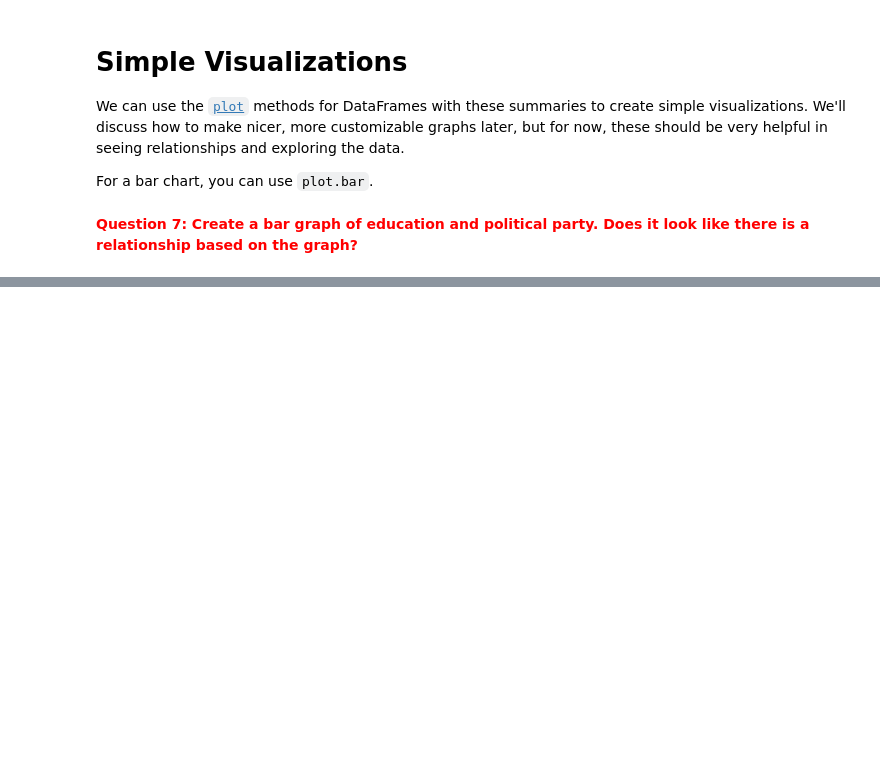
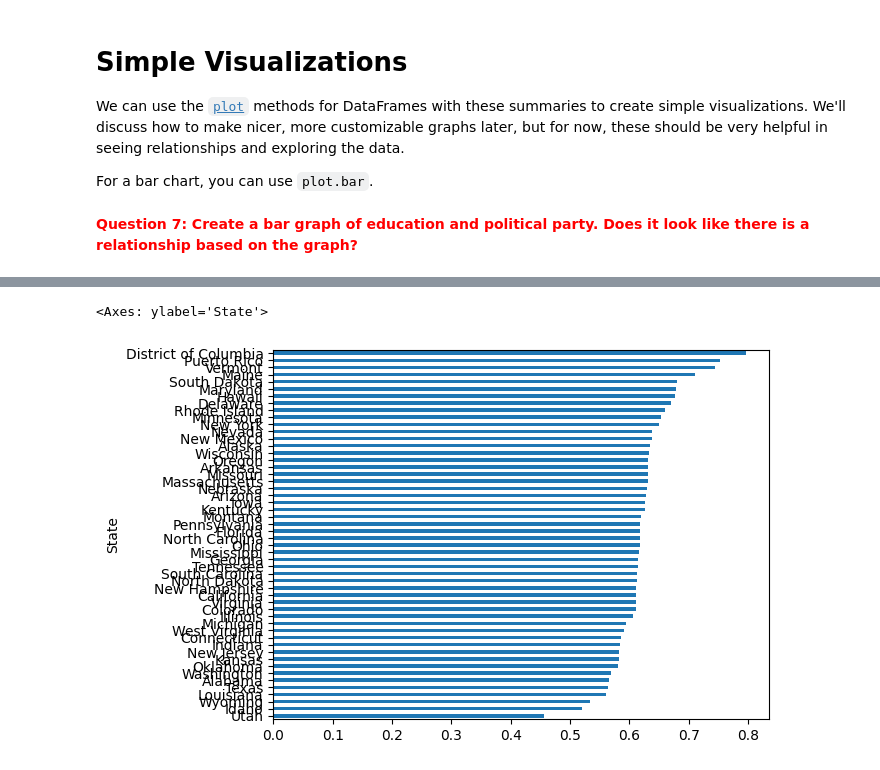
Before and after one commit to Neilblund/bsos326-fall24, a Jupyter notebook: 1. In-Class Work/Week 04 - Pandas/04-01-Pandas.ipynb, the cells around one changed output, grey strips where cells are left out. Drawn from its saved outputs; the diff is of its cells as text; code cells hidden in the pictures; blank space fills up the shorter version.

```diff
--- a/1. In-Class Work/Week 04 - Pandas/04-01-Pandas.ipynb
+++ b/1. In-Class Work/Week 04 - Pandas/04-01-Pandas.ipynb
@@ -187,0 +193,18 @@ race_by_gender.plot.bar()
+# %%
+from requests import get
+datausa_base_url = 'https://datausa.io/api/data'
+parameters = {'drilldowns': ['State', 'Gender'], 'measures':'Average Wage', "Year":2020}
+gender_wage = get(datausa_base_url, params = parameters)
+gdata = gender_wage.json()
+# %%
+# create a pandas data frame
+gwdf = pd.json_normalize(gdata["data"])
+# %%
+# create a pivot table
+gender_wage_table = gwdf.pivot_table(index = "State", columns = "Gender", values="Average Wage")
+
+# calculate the % female wage compared to male by state
+gender_wage_table["Wage Proportion"] =   gender_wage_table.Female /gender_wage_table.Male
+
+# sort by wage gap and view the top 10
+gender_wage_table.sort_values(by = "Wage Proportion").head()
@@ -187,0 +230,6 @@ race_by_gender.plot.bar()
+# %%
+# now subset, sort and plot:
+gender_wage_table.sort_values(by = "Wage Proportion")["Wage Proportion"].plot.barh()
+# %% [output]
+<Axes: ylabel='State'>
+[figure, added]
```
Also changed, not shown: parts of 4 cells of this notebook.
